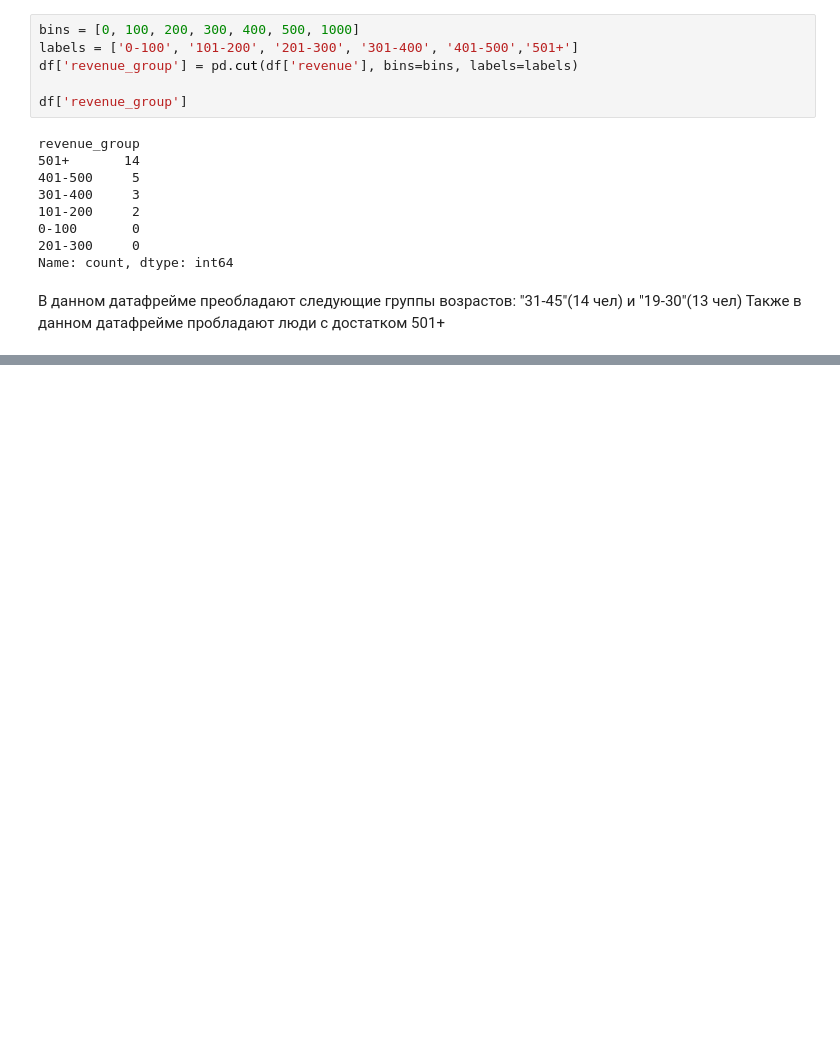
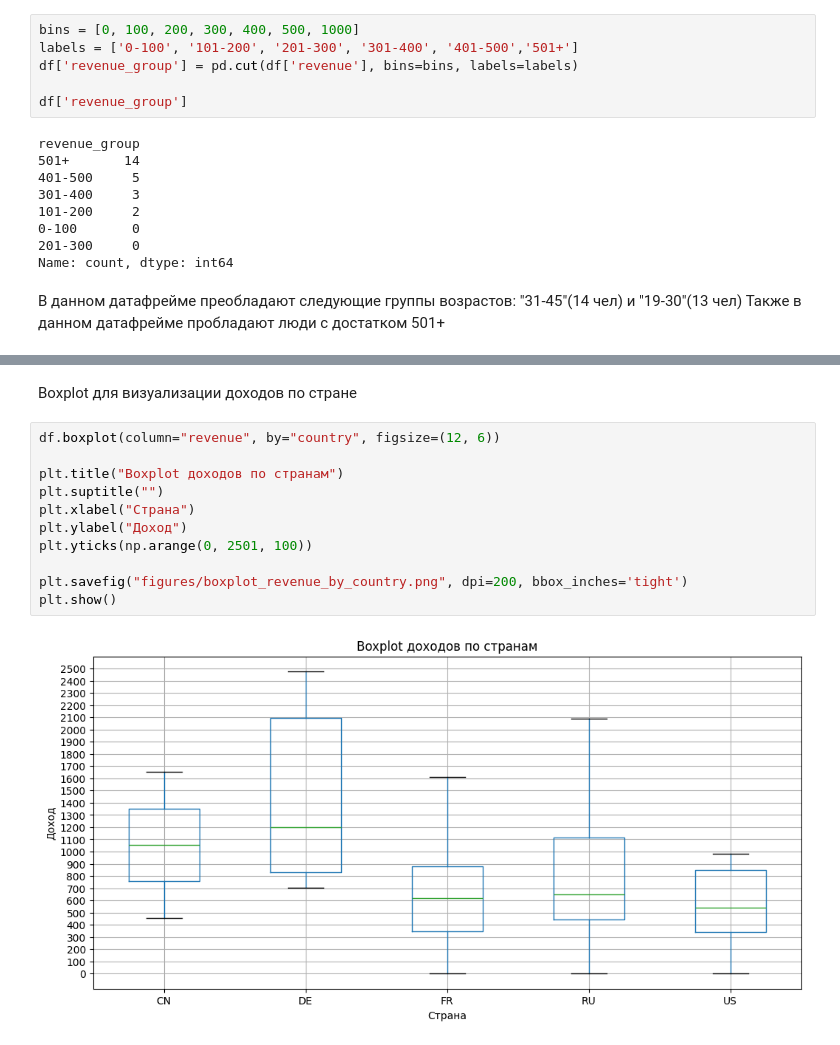
Before and after one commit to artemkr18/artificial-intelligence, a Jupyter notebook: homeworks/HW02/HW02.ipynb, the cells around one changed output, grey strips where cells are left out. Cells and saved outputs as stored; diff of their text form; blank space fills up the shorter version.

```diff
--- a/homeworks/HW02/HW02.ipynb
+++ b/homeworks/HW02/HW02.ipynb
@@ -287,0 +318,15 @@ Name: count, dtype: int64
+# %% [markdown]
+Boxplot для визуализации доходов по стране
+# %%
+df.boxplot(column="revenue", by="country", figsize=(12, 6))
+
+plt.title("Boxplot доходов по странам")
+plt.suptitle("")
+plt.xlabel("Страна")
+plt.ylabel("Доход")
+plt.yticks(np.arange(0, 2501, 100))
+
+plt.savefig("figures/boxplot_revenue_by_country.png", dpi=200, bbox_inches='tight')
+plt.show()
+# %% [output]
+[figure, added]
```
Also changed, not shown: parts of 6 cells of this notebook.
